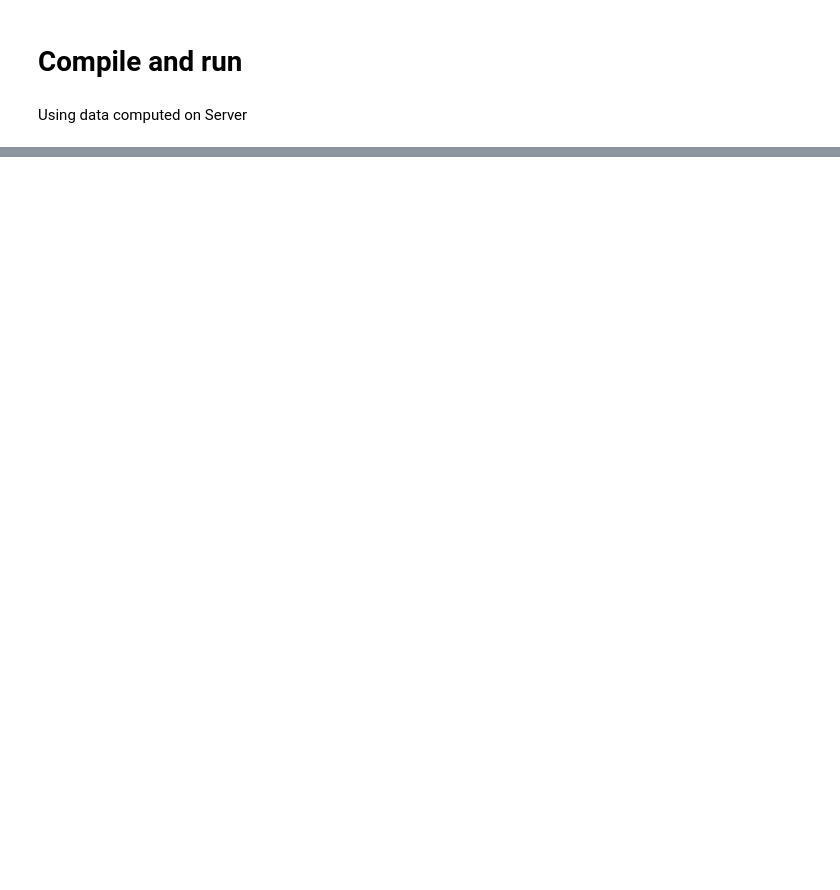
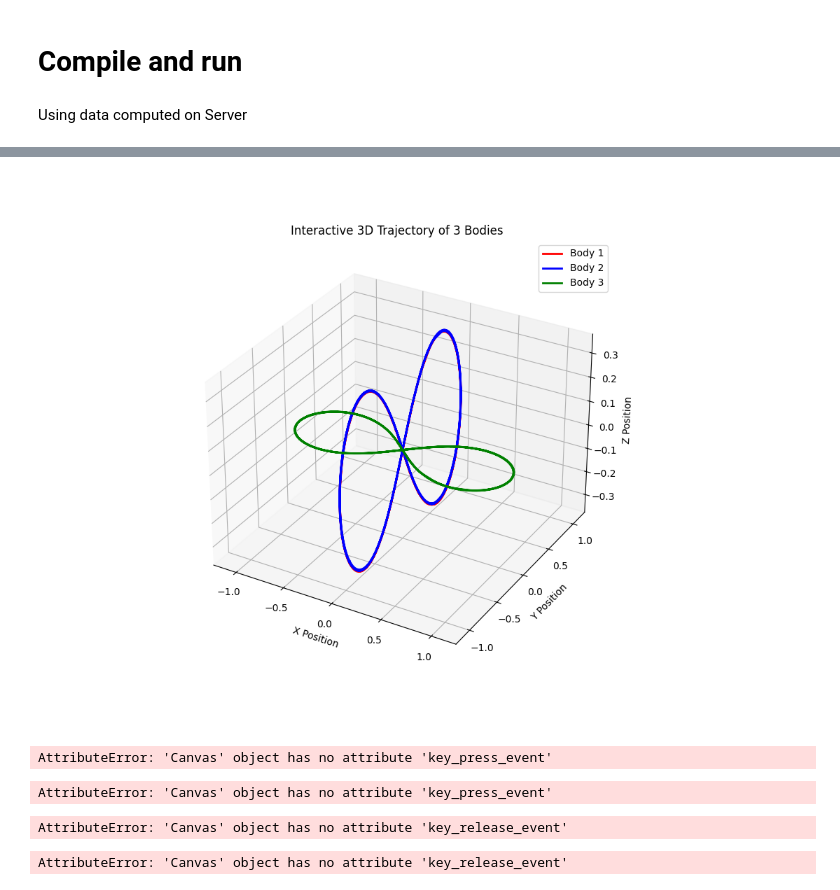
Before and after one commit to lele394/Fortran-N-Body-OpenMP-OpenACC, a Jupyter notebook: program/deviation.ipynb, the cells around one changed output, grey strips where cells are left out. Saved outputs shown, nothing was run; the diff lists cells and outputs as text; code cells hidden in the pictures; blank space fills up the shorter version.

Commit message:
added stable config for 2 and 3 body problems

```diff
--- a/program/deviation.ipynb
+++ b/program/deviation.ipynb
@@ -37,0 +247,31 @@ plt.show()
+# %%
+import matplotlib.pyplot as plt
+from mpl_toolkits.mplot3d import Axes3D
+
+# Enable interactive plotting
+# % matplotlib widget
+
+# Create a 3D plot
+fig = plt.figure(figsize=(10, 8))
+ax = fig.add_subplot(111, projection='3d')
+
+# Plot the trajectories for each body
+ax.plot(xb1, yb1, zb1, label='Body 1', color='red', linewidth=2)
+ax.plot(xb2, yb2, zb2, label='Body 2', color='blue', linewidth=2)
+ax.plot(xb3, yb3, zb3, label='Body 3', color='green', linewidth=2)
+
+# Add labels, legend, and title
+ax.set_xlabel('X Position')
+ax.set_ylabel('Y Position')
+ax.set_zlabel('Z Position')
+ax.set_title('Interactive 3D Trajectory of 3 Bodies')
+ax.legend()
+
+# Show the plot
+plt.show()
+# %% [output]
+[figure, added]
+AttributeError: 'Canvas' object has no attribute 'key_press_event'
+AttributeError: 'Canvas' object has no attribute 'key_press_event'
+AttributeError: 'Canvas' object has no attribute 'key_release_event'
+AttributeError: 'Canvas' object has no attribute 'key_release_event'
```
Also changed, not shown: parts of 5 cells of this notebook, 13 other files.
